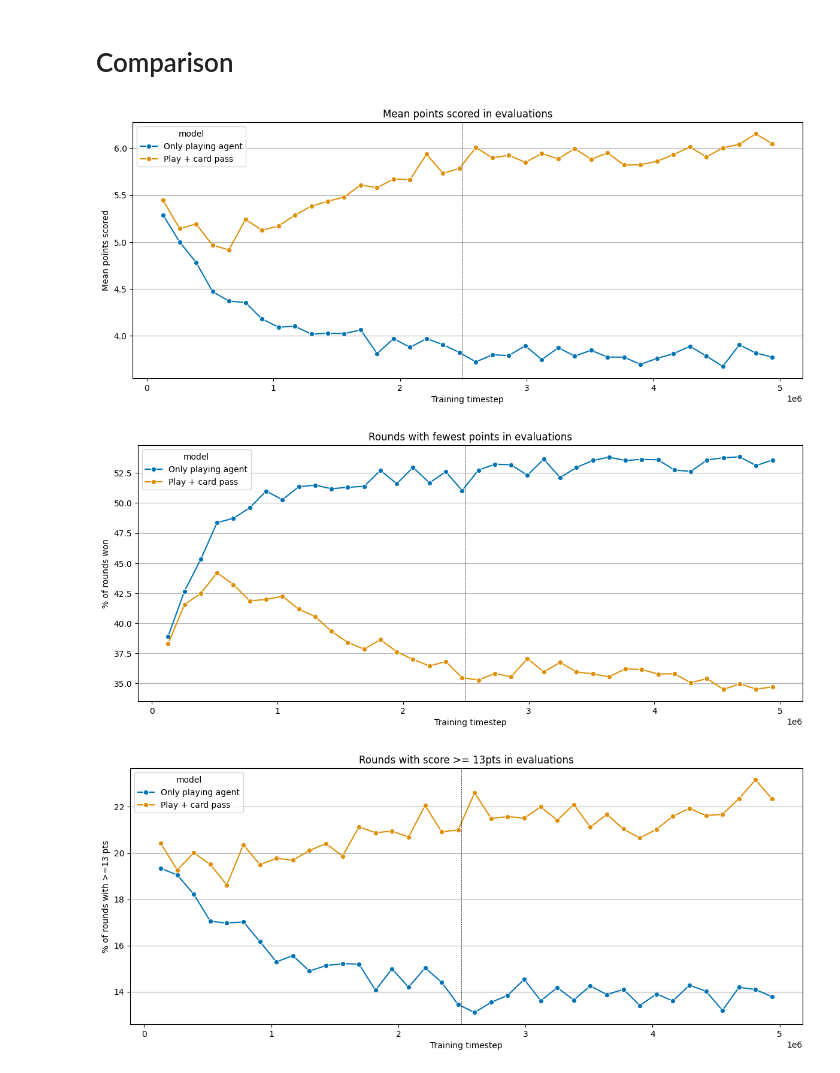
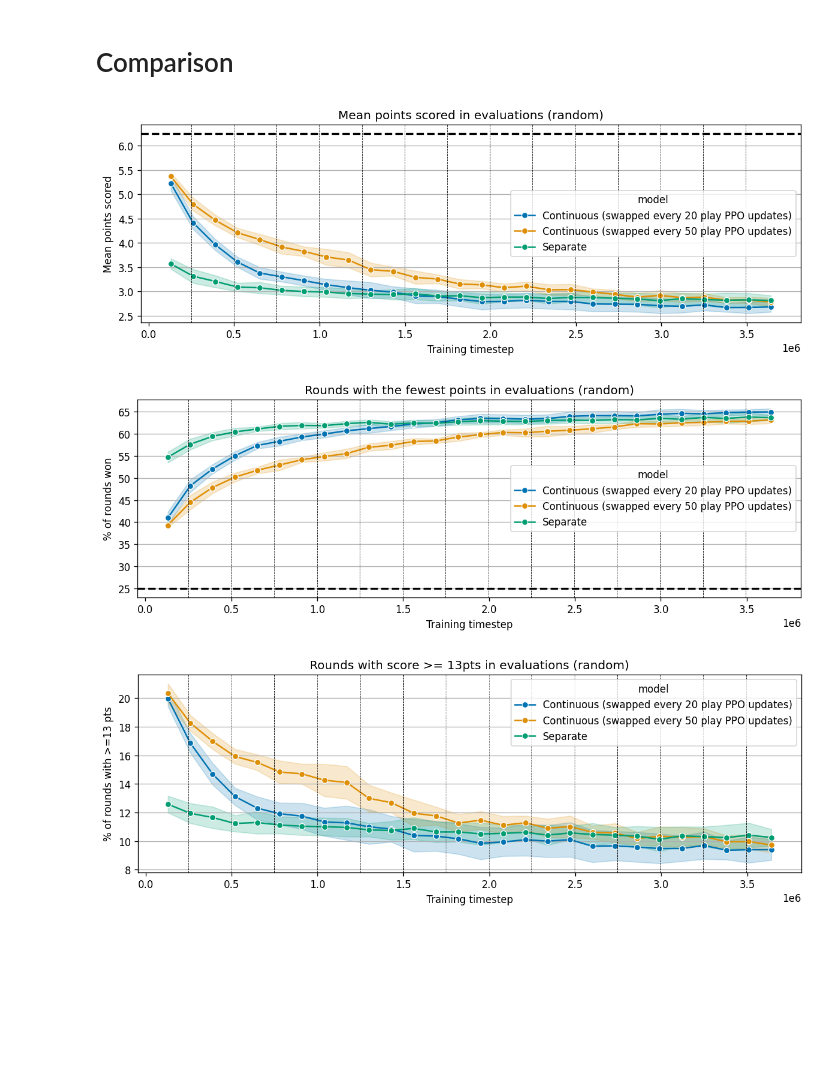
Before and after one commit to maciejors/hearts_ai, a Jupyter notebook: notebooks/results_ppo_compare_training_variants.ipynb, the cells around one changed output. Saved outputs shown, nothing was run; the diff lists cells and outputs as text; code cells hidden in the pictures; blank space fills up the shorter version.

```diff
--- a/notebooks/results_ppo_compare_training_variants.ipynb
+++ b/notebooks/results_ppo_compare_training_variants.ipynb
@@ -8,12 +8,13 @@ from hearts_ai.rl.results import (
 )
 # %%
 def log_path(name: str) -> str:
-    return f'../output/logs/{name}'
+    return f'../output/logs/ppo_compare_training_variants/{name}'
 
 
 def out_path(name: str) -> str:
-    return f'../output/plots/ppo_playing_compare_training_variants/{name}'
+    return f'../output/plots/ppo_compare_training_variants/{name}'
 # %%
-r_play = load_training_results(log_path=log_path('ppo_playing_compare_stages_setups/every_192x1000'))
-r_both = load_training_results(log_path=log_path('ppo_both_agents/play'))
+r_separate = load_training_results(log_path=log_path('separate'))
+r_both_20 = load_training_results(log_path=log_path('both_20'))
+r_both_50 = load_training_results(log_path=log_path('both_50'))
 # %% [markdown]
@@ -29,15 +46,16 @@ plot_maker_both.plot_training()
 # %%
 plot_maker_compare = PlotMakerPlaying(
     results={
-        'Only playing agent': r_play,
-        'Play + card pass': r_both,
+        'Separate': r_separate,
+        'Continuous (swapped every 20 play PPO updates)': r_both_20,
+        'Continuous (swapped every 50 play PPO updates)': r_both_50,
     },
     folder=out_path('comparison'),
     show=True,
 )
 # %%
-plot_maker_compare.plot_eval()
+plot_maker_compare.plot_eval('random')
 # %% [output]
-[figure, old version]
+[figure, new version]
-[figure, old version]
+[figure, new version]
-[figure, old version]
+[figure, new version]
```
Also changed, not shown: parts of 8 cells of this notebook.
